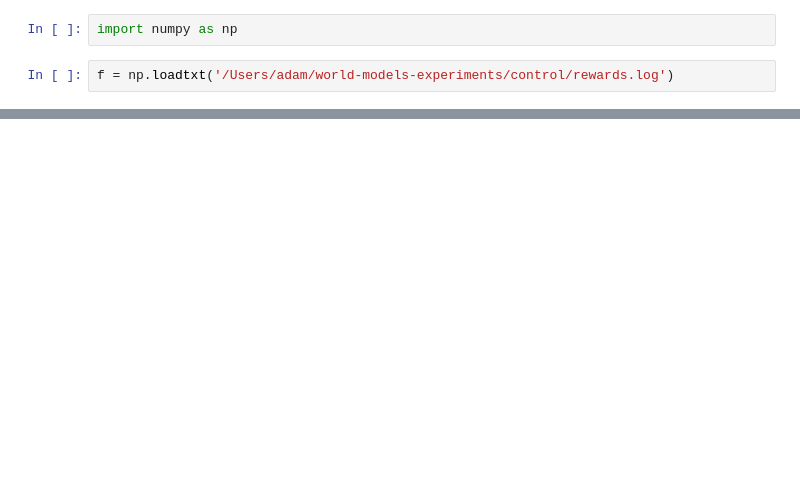
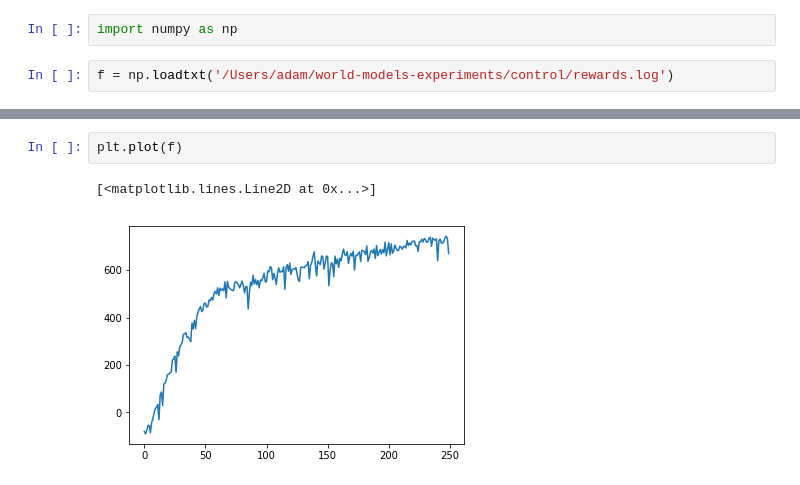
Before and after one commit to ADGEfficiency/world-models-dev, a Jupyter notebook: notebooks/control.ipynb, the cells around one changed output, grey strips where cells are left out. Drawn from its saved outputs; the diff is of its cells as text; blank space fills up the shorter version.

```diff
--- a/notebooks/control.ipynb
+++ b/notebooks/control.ipynb
@@ -11,0 +14,5 @@ plt.plot(f[-100:])
+# %%
+plt.plot(f)
+# %% [output]
+[<matplotlib.lines.Line2D at 0x...>]
+[figure, added]
```
Also changed, not shown: parts of 5 cells of this notebook, 13 other files.
